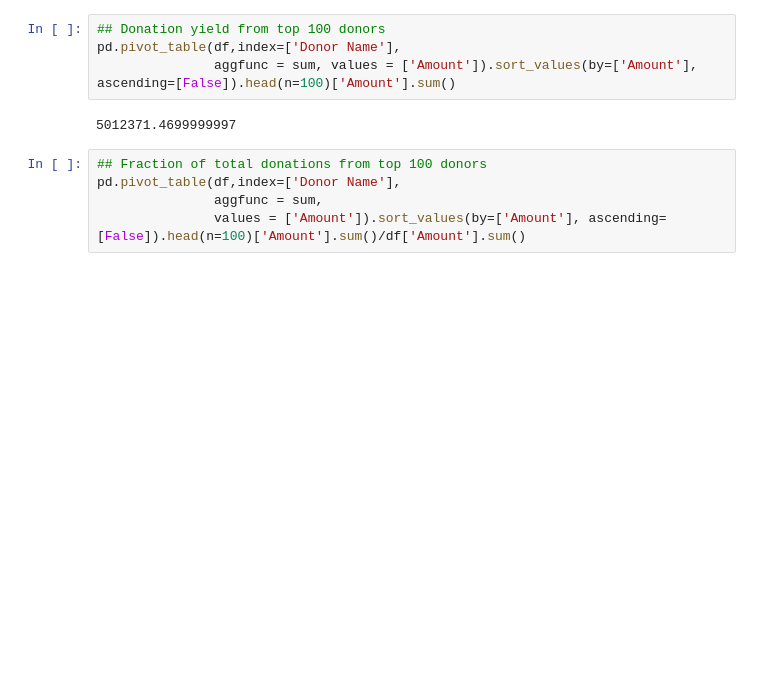
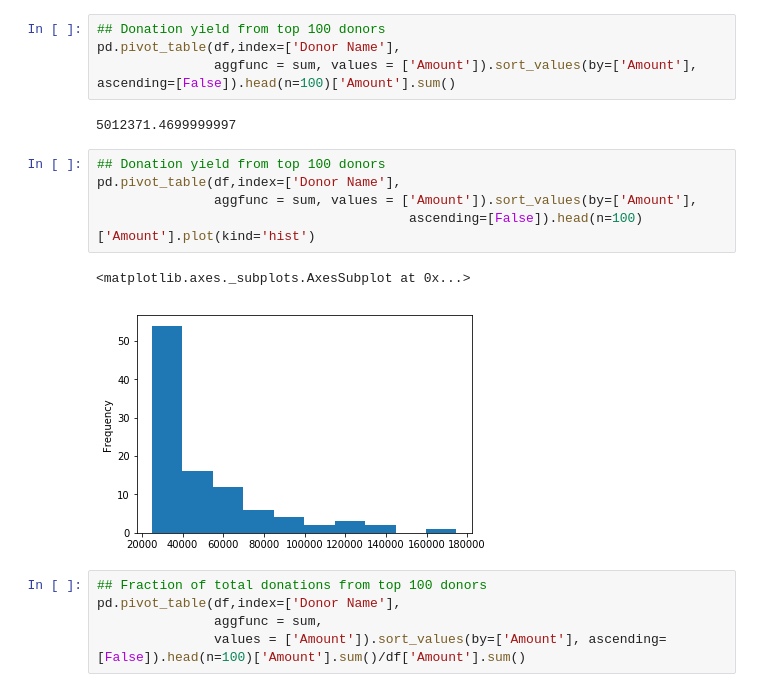
Before and after one commit to colliand/2017-bc-election, a Jupyter notebook: bcliberals-donations.ipynb, the cells around one changed output. Cells and saved outputs as stored; diff of their text form; blank space fills up the shorter version.

```diff
--- a/bcliberals-donations.ipynb
+++ b/bcliberals-donations.ipynb
@@ -299,6 +478,14 @@ pd.pivot_table(df,index=['Donor Name'],
                aggfunc = sum, values = ['Amount']).sort_values(by=['Amount'], ascending=[False]).head(n=100)['Amount'].sum()
 # %% [output]
 5012371.4699999997
+# %%
+## Donation yield from top 100 donors
+pd.pivot_table(df,index=['Donor Name'],
+               aggfunc = sum, values = ['Amount']).sort_values(by=['Amount'],
+                                        ascending=[False]).head(n=100)['Amount'].plot(kind='hist')
+# %% [output]
+<matplotlib.axes._subplots.AxesSubplot at 0x...>
+[figure, added]
 # %%
 ## Fraction of total donations from top 100 donors
 pd.pivot_table(df,index=['Donor Name'],
```
Also changed, not shown: parts of 28 cells of this notebook.
